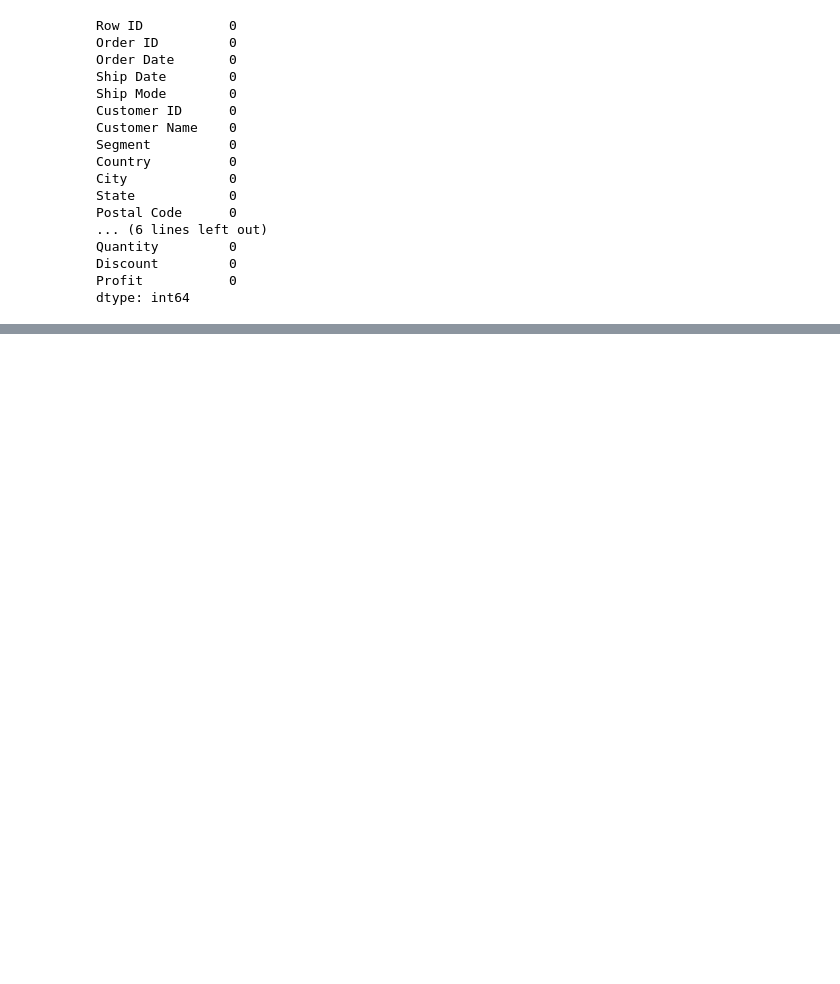
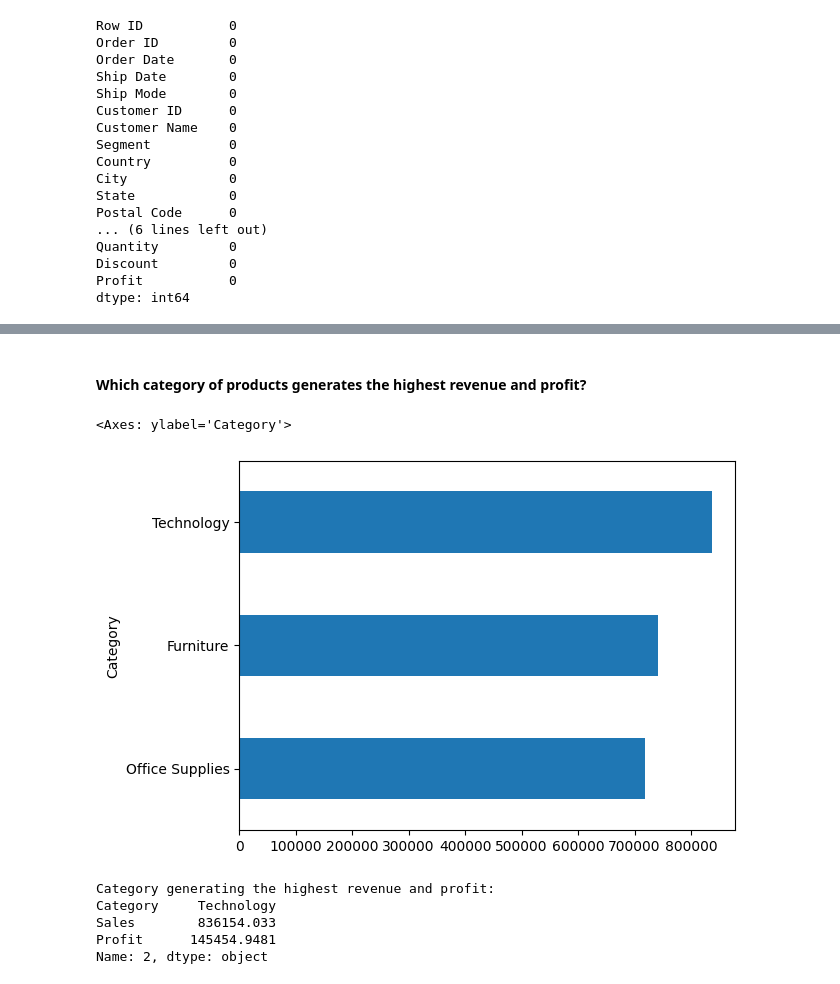
Before and after one commit to taidoan01/Super-Store-EDA, a Jupyter notebook: EDA.ipynb, the cells around one changed output, grey strips where cells are left out. Drawn from its saved outputs; the diff is of its cells as text; code cells hidden in the pictures; blank space fills up the shorter version.

```diff
--- a/EDA.ipynb
+++ b/EDA.ipynb
@@ -229,16 +87,0 @@ Minimum Order Date: 2014-01-03 00:00:00
-# %%
-df['Order Year'] = df['Order Date'].dt.year
-df['Order Month'] = df['Order Date'].dt.month
-df['Order Day'] = df['Order Date'].dt.day
-
-day_of_week_names = {
-    0: 'Saturday',
-    1: 'Sunday',
-    2: 'Monday',
-    3: 'Tuesday',
-    4: 'Wednesday',
-    5: 'Thursday',
-    6: 'Friday'
-}
-
-df['Order Day of Week'] = df['Order Date'].dt.day_of_week.apply(lambda x: day_of_week_names[x])
@@ -329,0 +173,7 @@ plt.show()
+# %% [markdown]
+#### Which category of products generates the highest revenue and profit?
+# %%
+df.groupby('Category')['Sales'].sum().sort_values(ascending=True).plot.barh()
+# %% [output]
+<Axes: ylabel='Category'>
+[figure, added]
@@ -329,0 +184,9 @@ plt.show()
+# %%
+print("Category generating the highest revenue and profit:")
+print(highest_revenue_profit)
+# %% [output]
+Category generating the highest revenue and profit:
+Category     Technology
+Sales        836154.033
+Profit      145454.9481
+Name: 2, dtype: object
```
Also changed, not shown: parts of 44 cells of this notebook.
